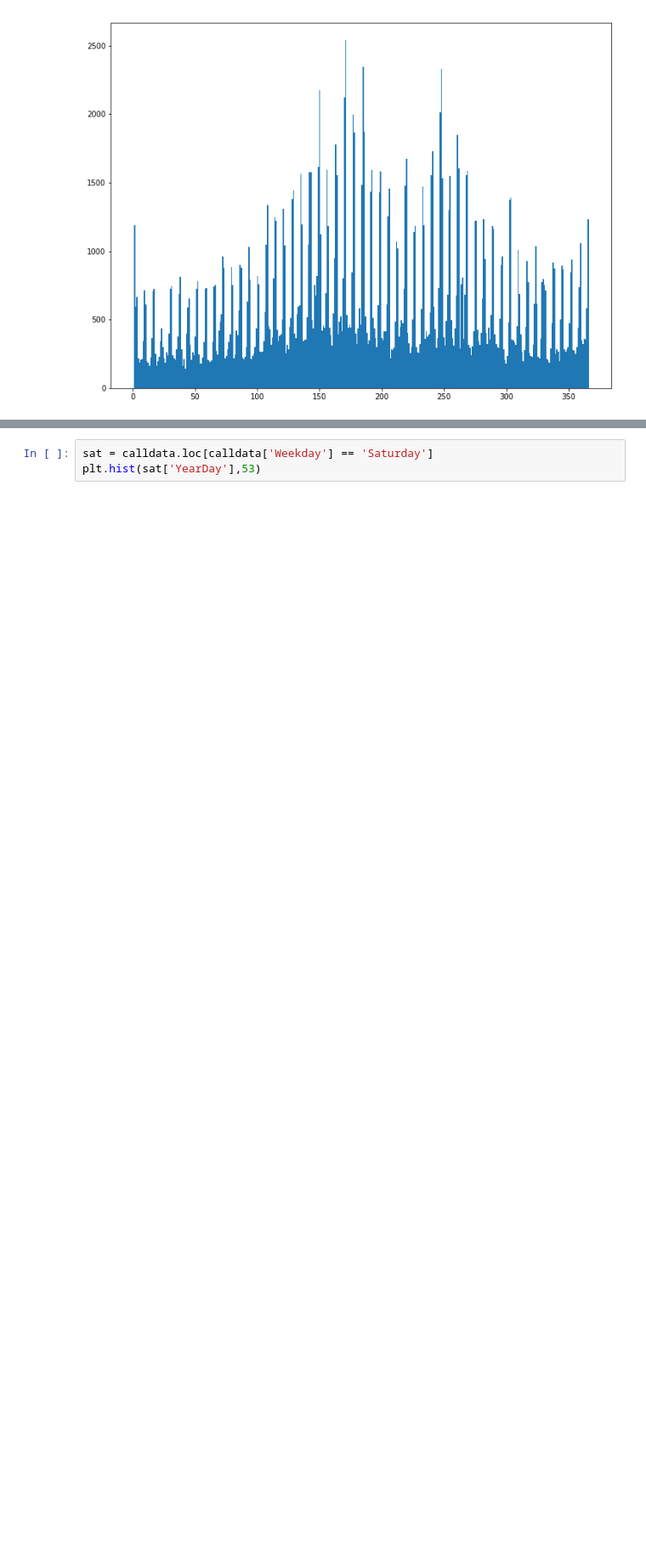
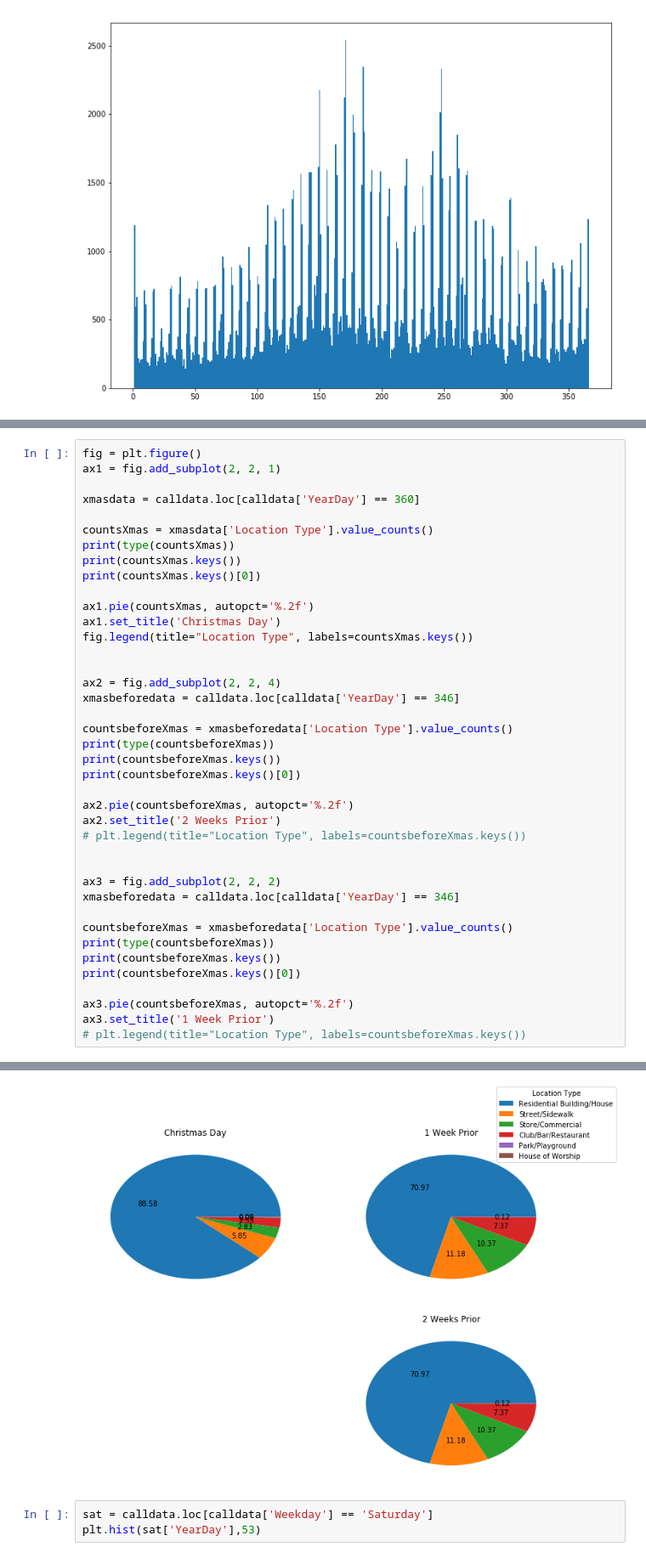
Before and after one commit to TrifectaIII/Data-Science-Final, a Jupyter notebook: DataScienceFinal.ipynb, the cells around one changed output, grey strips where cells are left out. Shown: that part at 85% size. Cells and saved outputs as stored; diff of their text form; blank space fills up the shorter version.

```diff
--- a/DataScienceFinal.ipynb
+++ b/DataScienceFinal.ipynb
@@ -435,0 +400,41 @@ Residential Building/House
+# %%
+fig = plt.figure()
+ax1 = fig.add_subplot(2, 2, 1)
+
+xmasdata = calldata.loc[calldata['YearDay'] == 360]
+
+countsXmas = xmasdata['Location Type'].value_counts()
+print(type(countsXmas))
+print(countsXmas.keys())
+print(countsXmas.keys()[0])
+
+ax1.pie(countsXmas, autopct='%.2f')
+ax1.set_title('Christmas Day')
+fig.legend(title="Location Type", labels=countsXmas.keys())
+
+
+ax2 = fig.add_subplot(2, 2, 4)
+xmasbeforedata = calldata.loc[calldata['YearDay'] == 346]
+
+countsbeforeXmas = xmasbeforedata['Location Type'].value_counts()
+print(type(countsbeforeXmas))
+print(countsbeforeXmas.keys())
+print(countsbeforeXmas.keys()[0])
+
+ax2.pie(countsbeforeXmas, autopct='%.2f')
+ax2.set_title('2 Weeks Prior')
+# plt.legend(title="Location Type", labels=countsbeforeXmas.keys())
+
+
+ax3 = fig.add_subplot(2, 2, 2)
+xmasbeforedata = calldata.loc[calldata['YearDay'] == 346]
+
+countsbeforeXmas = xmasbeforedata['Location Type'].value_counts()
+print(type(countsbeforeXmas))
+print(countsbeforeXmas.keys())
+print(countsbeforeXmas.keys()[0])
+
+ax3.pie(countsbeforeXmas, autopct='%.2f')
+ax3.set_title('1 Week Prior')
+# plt.legend(title="Location Type", labels=countsbeforeXmas.keys())
+# %% [output]
@@ -436,3 +457,4 @@ Residential Building/House
+[figure, added]
 # %%
 sat = calldata.loc[calldata['Weekday'] == 'Saturday']
 plt.hist(sat['YearDay'],53)
```
Also changed, not shown: parts of 3 cells of this notebook.
